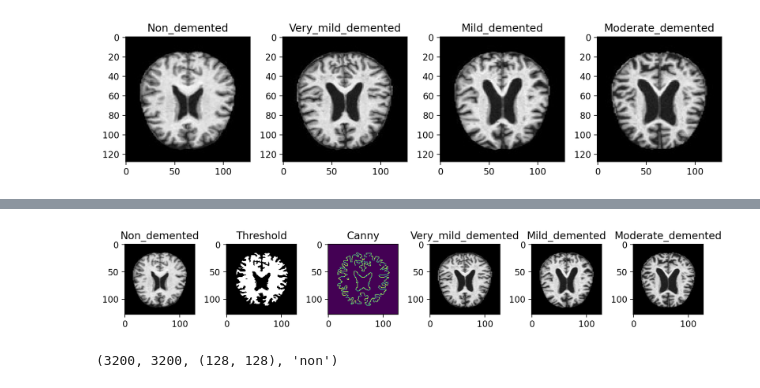
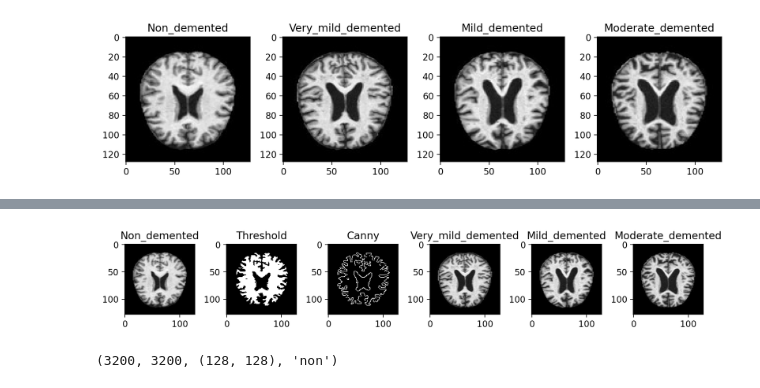
Before and after one commit to yonghyeun/Dementia_Analysis, a Jupyter notebook: 희묵/Hippocampus2OASIS.ipynb, the cells around one changed output, grey strips where cells are left out. Drawn from its saved outputs; the diff is of its cells as text; code cells hidden in the pictures.

Commit message:
Canny model

```diff
--- a/희묵/Hippocampus2OASIS.ipynb
+++ b/희묵/Hippocampus2OASIS.ipynb
@@ -114,34 +115,34 @@ import cv2
 # %%
-# # canny 로 경계선 따기
-# fig, ax = plt.subplots(nrows=1, ncols=6, figsize=(10, 10))
+# canny 로 경계선 따기
+fig, ax = plt.subplots(nrows=1, ncols=6, figsize=(10, 10))
 
-# example_non = cv2.cvtColor(cv2.imread(non_demented_series[0]), cv2.COLOR_BGR2RGB)
-# example_very_mild = cv2.cvtColor(cv2.imread(very_mild_demented_series[0]), cv2.COLOR_BGR2RGB)
-# example_mild = cv2.cvtColor(cv2.imread(mild_demented_series[0]), cv2.COLOR_BGR2RGB)
-# example_moderate = cv2.cvtColor(cv2.imread(moderate_demented_series[0]), cv2.COLOR_BGR2RGB)
+example_non = cv2.cvtColor(cv2.imread(non_demented_series[0]), cv2.COLOR_BGR2RGB)
+example_very_mild = cv2.cvtColor(cv2.imread(very_mild_demented_series[0]), cv2.COLOR_BGR2RGB)
+example_mild = cv2.cvtColor(cv2.imread(mild_demented_series[0]), cv2.COLOR_BGR2RGB)
+example_moderate = cv2.cvtColor(cv2.imread(moderate_demented_series[0]), cv2.COLOR_BGR2RGB)
 
-# _, threshold_img = cv2.threshold(example_non, 145, 255, cv2.THRESH_BINARY)
-# canny_IMG = cv2.Canny(threshold_img, 10, 135, cmap='binary_r')
+_, threshold_img = cv2.threshold(example_non, 145, 255, cv2.THRESH_BINARY)
+canny_IMG = cv2.Canny(threshold_img, 10, 135)
 
-# ax[0].set_title("Non_demented")
-# ax[0].imshow(example_non)
+ax[0].set_title("Non_demented")
+ax[0].imshow(example_non)
 
-# ax[1].set_title("Threshold")
-# ax[1].imshow(threshold_img)
+ax[1].set_title("Threshold")
+ax[1].imshow(threshold_img)
 
-# ax[2].set_title("Canny")
-# ax[2].imshow(canny_IMG, cmap='binary_r')
+ax[2].set_title("Canny")
+ax[2].imshow(canny_IMG, cmap='binary_r')
 
-# ax[3].set_title("Very_mild_demented")
-# ax[3].imshow(example_very_mild)
+ax[3].set_title("Very_mild_demented")
+ax[3].imshow(example_very_mild)
 
-# ax[4].set_title("Mild_demented")
-# ax[4].imshow(example_mild)
+ax[4].set_title("Mild_demented")
+ax[4].imshow(example_mild)
 
-# ax[5].set_title("Moderate_demented")
-# ax[5].imshow(example_moderate)
+ax[5].set_title("Moderate_demented")
+ax[5].imshow(example_moderate)
 
-# plt.tight_layout()
+plt.tight_layout()
 # %% [output]
-[figure, old version]
+[figure, new version]
 # %%
```
Also changed, not shown: parts of 10 cells of this notebook.
